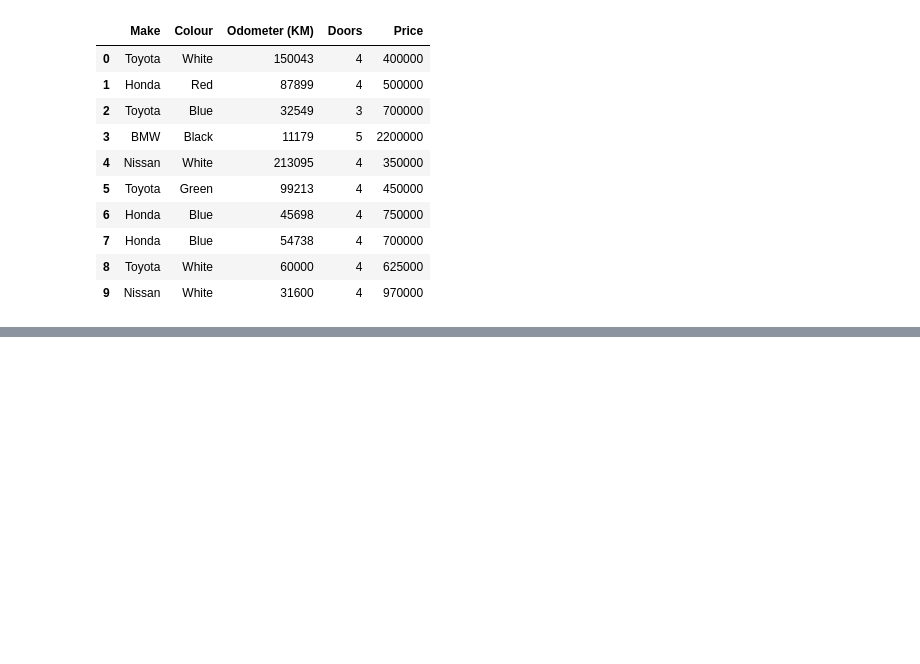
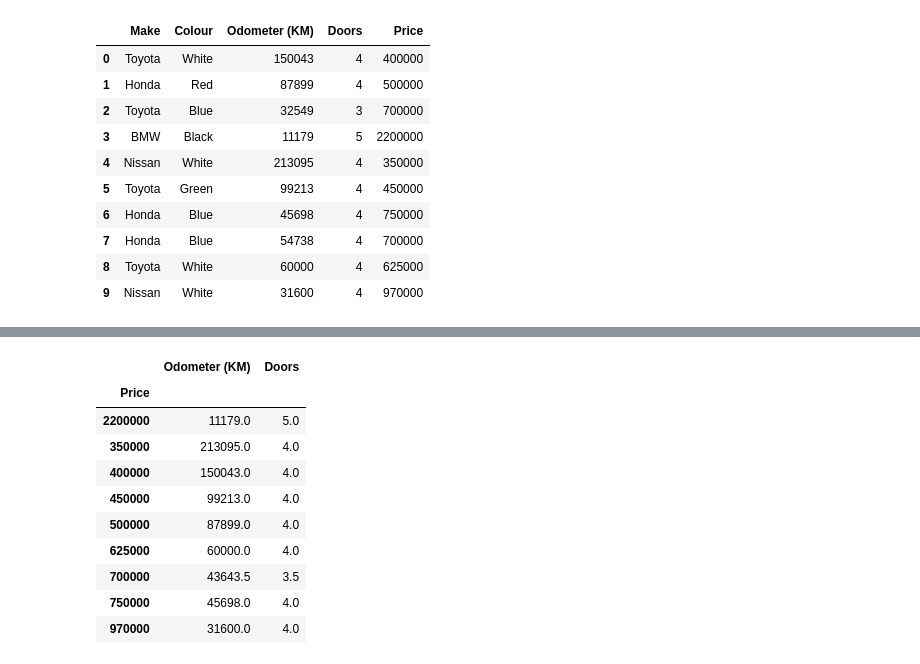
Before and after one commit to cozanostra7/AI-Engineering, a Jupyter notebook: Introduction to Pandas.ipynb, the cells around one changed output, grey strips where cells are left out. Cells and saved outputs as stored; diff of their text form; code cells hidden in the pictures; blank space fills up the shorter version.

```diff
--- a/Introduction to Pandas.ipynb
+++ b/Introduction to Pandas.ipynb
@@ -383,0 +403,14 @@ df
+# %%
+df.groupby(['Price']).mean(numeric_only=True)
+# %% [output]
+|  | Odometer (KM) | Doors |
+| Price |  |  |
+| 2200000 | 11179.0 | 5.0 |
+| 350000 | 213095.0 | 4.0 |
+| 400000 | 150043.0 | 4.0 |
+| 450000 | 99213.0 | 4.0 |
+| 500000 | 87899.0 | 4.0 |
+| 625000 | 60000.0 | 4.0 |
+| 700000 | 43643.5 | 3.5 |
+| 750000 | 45698.0 | 4.0 |
+| 970000 | 31600.0 | 4.0 |
```
Also changed, not shown: parts of 13 cells of this notebook, 1 other file.
